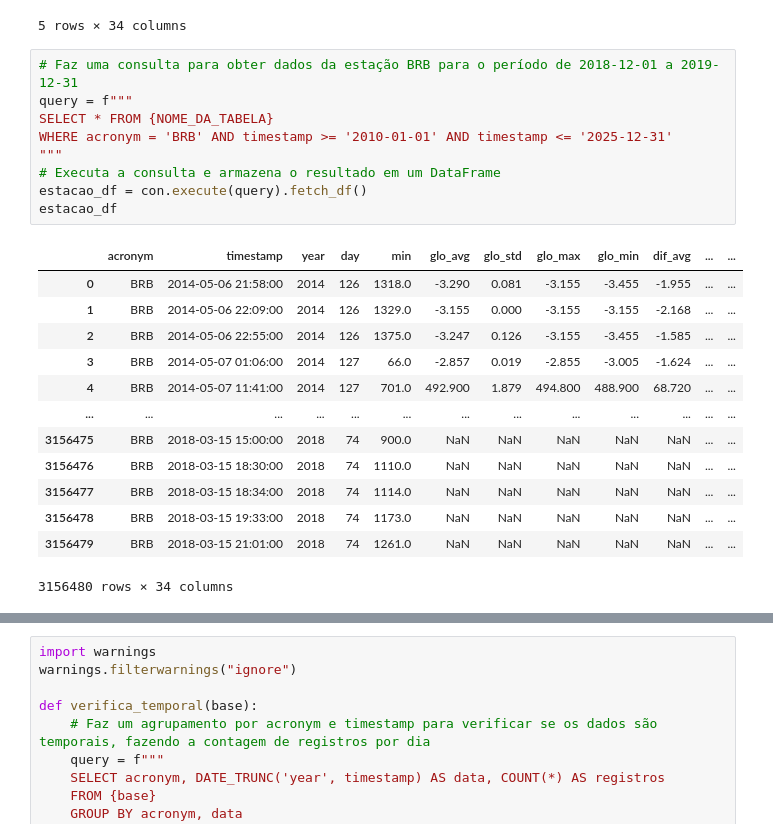
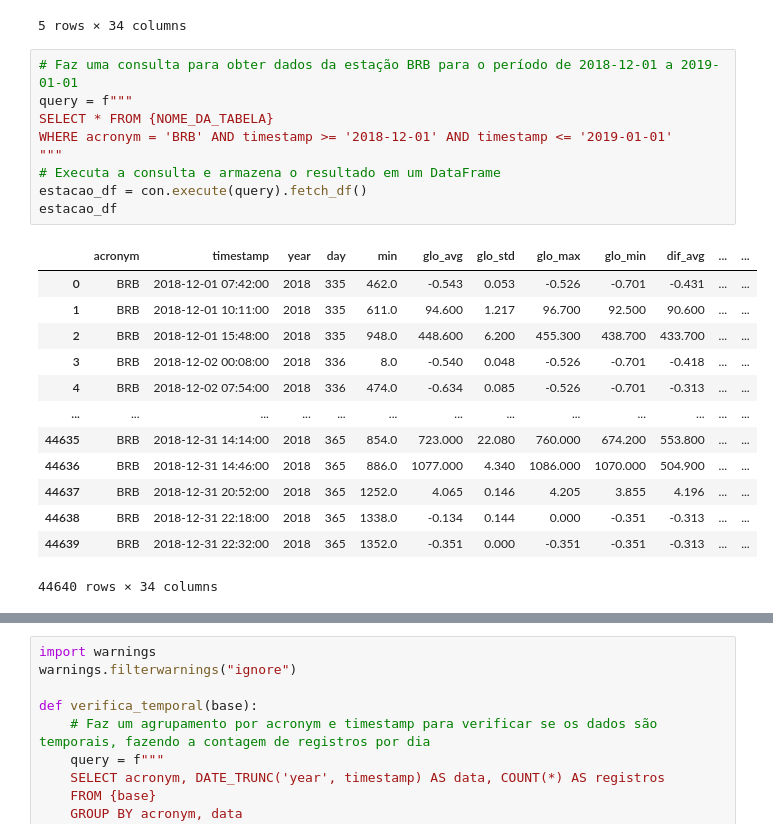
Before and after one commit to labren/sonda-curadoria, a Jupyter notebook: 01_Analise_Exploratoria_Solarimetricos.ipynb, the cells around one changed output, grey strips where cells are left out. Saved outputs shown, nothing was run; the diff lists cells and outputs as text.

```diff
--- a/01_Analise_Exploratoria_Solarimetricos.ipynb
+++ b/01_Analise_Exploratoria_Solarimetricos.ipynb
@@ -61,28 +60,28 @@ con.execute(f"SELECT * FROM {NOME_DA_TABELA} LIMIT 5").fetch_df()
 | 4 | SLZ | 2013-07-02 18:54:00 | 2013 | 183 | 1134.0 | 3.138 | 0.207 | 3.264 | 2.611 | 2.876 | ... | ... |
 5 rows × 34 columns
 # %%
-# Faz uma consulta para obter dados da estação BRB para o período de 2018-12-01 a 2019-12-31
+# Faz uma consulta para obter dados da estação BRB para o período de 2018-12-01 a 2019-01-01
 query = f"""
 SELECT * FROM {NOME_DA_TABELA}
-WHERE acronym = 'BRB' AND timestamp >= '2010-01-01' AND timestamp <= '2025-12-31'
+WHERE acronym = 'BRB' AND timestamp >= '2018-12-01' AND timestamp <= '2019-01-01'
 """
 # Executa a consulta e armazena o resultado em um DataFrame
 estacao_df = con.execute(query).fetch_df()
 estacao_df
 # %% [output]
 |  | acronym | timestamp | year | day | min | glo_avg | glo_std | glo_max | glo_min | dif_avg | ... | ... |
-| 0 | BRB | 2014-05-06 21:58:00 | 2014 | 126 | 1318.0 | -3.290 | 0.081 | -3.155 | -3.455 | -1.955 | ... | ... |
-| 1 | BRB | 2014-05-06 22:09:00 | 2014 | 126 | 1329.0 | -3.155 | 0.000 | -3.155 | -3.155 | -2.168 | ... | ... |
-| 2 | BRB | 2014-05-06 22:55:00 | 2014 | 126 | 1375.0 | -3.247 | 0.126 | -3.155 | -3.455 | -1.585 | ... | ... |
-| 3 | BRB | 2014-05-07 01:06:00 | 2014 | 127 | 66.0 | -2.857 | 0.019 | -2.855 | -3.005 | -1.624 | ... | ... |
-| 4 | BRB | 2014-05-07 11:41:00 | 2014 | 127 | 701.0 | 492.900 | 1.879 | 494.800 | 488.900 | 68.720 | ... | ... |
+| 0 | BRB | 2018-12-01 07:42:00 | 2018 | 335 | 462.0 | -0.543 | 0.053 | -0.526 | -0.701 | -0.431 | ... | ... |
+| 1 | BRB | 2018-12-01 10:11:00 | 2018 | 335 | 611.0 | 94.600 | 1.217 | 96.700 | 92.500 | 90.600 | ... | ... |
+| 2 | BRB | 2018-12-01 15:48:00 | 2018 | 335 | 948.0 | 448.600 | 6.200 | 455.300 | 438.700 | 433.700 | ... | ... |
+| 3 | BRB | 2018-12-02 00:08:00 | 2018 | 336 | 8.0 | -0.540 | 0.048 | -0.526 | -0.701 | -0.418 | ... | ... |
+| 4 | BRB | 2018-12-02 07:54:00 | 2018 | 336 | 474.0 | -0.634 | 0.085 | -0.526 | -0.701 | -0.313 | ... | ... |
 | ... | ... | ... | ... | ... | ... | ... | ... | ... | ... | ... | ... | ... |
-| 3156475 | BRB | 2018-03-15 15:00:00 | 2018 | 74 | 900.0 | NaN | NaN | NaN | NaN | NaN | ... | ... |
-| 3156476 | BRB | 2018-03-15 18:30:00 | 2018 | 74 | 1110.0 | NaN | NaN | NaN | NaN | NaN | ... | ... |
-| 3156477 | BRB | 2018-03-15 18:34:00 | 2018 | 74 | 1114.0 | NaN | NaN | NaN | NaN | NaN | ... | ... |
-| 3156478 | BRB | 2018-03-15 19:33:00 | 2018 | 74 | 1173.0 | NaN | NaN | NaN | NaN | NaN | ... | ... |
-| 3156479 | BRB | 2018-03-15 21:01:00 | 2018 | 74 | 1261.0 | NaN | NaN | NaN | NaN | NaN | ... | ... |
+| 44635 | BRB | 2018-12-31 14:14:00 | 2018 | 365 | 854.0 | 723.000 | 22.080 | 760.000 | 674.200 | 553.800 | ... | ... |
+| 44636 | BRB | 2018-12-31 14:46:00 | 2018 | 365 | 886.0 | 1077.000 | 4.340 | 1086.000 | 1070.000 | 504.900 | ... | ... |
+| 44637 | BRB | 2018-12-31 20:52:00 | 2018 | 365 | 1252.0 | 4.065 | 0.146 | 4.205 | 3.855 | 4.196 | ... | ... |
+| 44638 | BRB | 2018-12-31 22:18:00 | 2018 | 365 | 1338.0 | -0.134 | 0.144 | 0.000 | -0.351 | -0.313 | ... | ... |
+| 44639 | BRB | 2018-12-31 22:32:00 | 2018 | 365 | 1352.0 | -0.351 | 0.000 | -0.351 | -0.351 | -0.313 | ... | ... |
-3156480 rows × 34 columns
+44640 rows × 34 columns
 # %%
 # Seta coluna timestamp como índice e plota variável glo_max
 plot_estacao = estacao_df.set_index('timestamp').sort_index()
```
Also changed, not shown: parts of 5 cells of this notebook, 1 other file.
